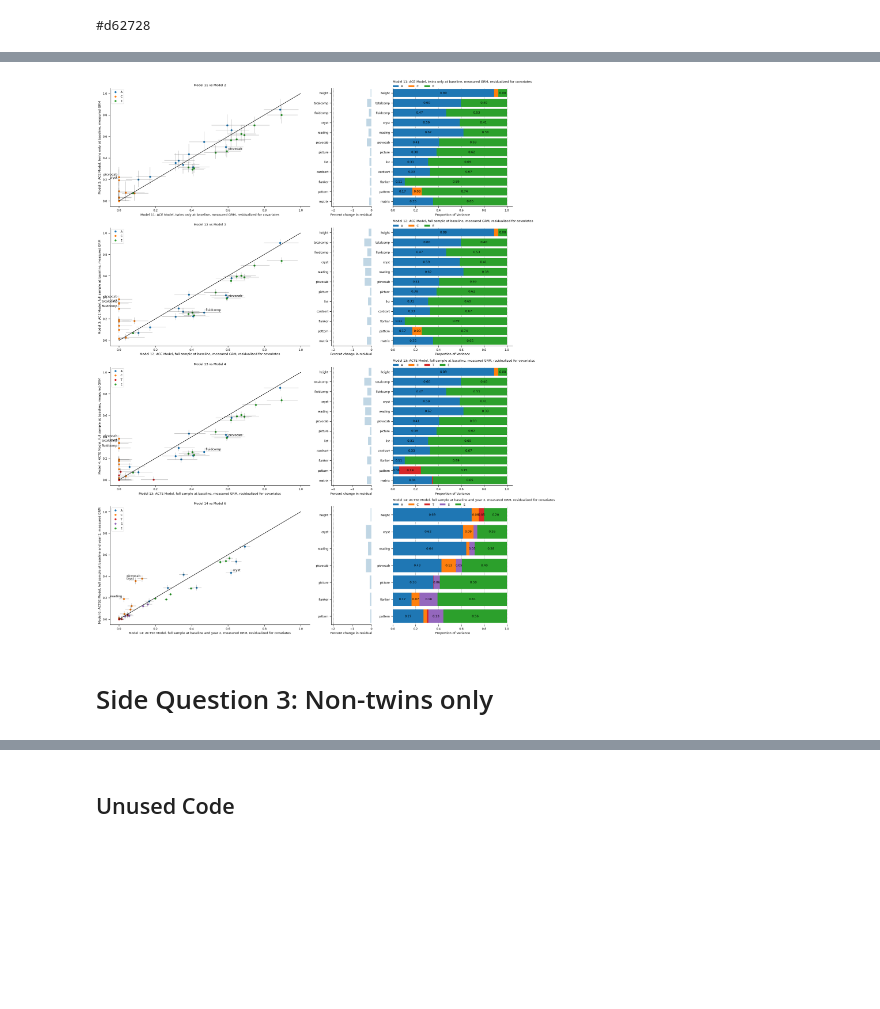
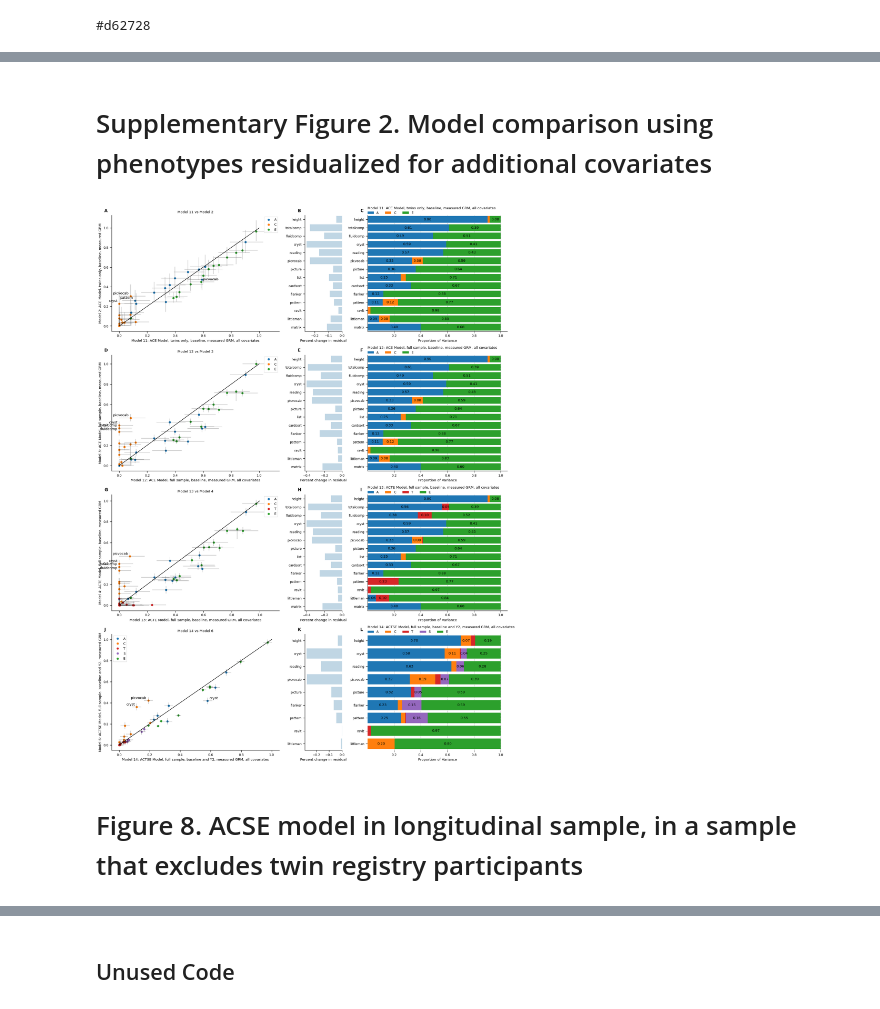
Before and after one commit to dmysmith/behav-genet-2023, a Jupyter notebook: visualize_python.ipynb, the cells around one changed output, grey strips where cells are left out. Drawn from its saved outputs; the diff is of its cells as text; code cells hidden in the pictures; blank space fills up the shorter version.

```diff
--- a/visualize_python.ipynb
+++ b/visualize_python.ipynb
@@ -48,7 +50,7 @@ models
 models['y2_only'] = [False, False, False, False, True, True, False, False, True, False, \
                      False, False, False, True, True, True]
 # %%
-baseline_phenos = ["matrix", "pattern", "flanker",  "cardsort", "list", "picture", \
+baseline_phenos = ["matrix", "littleman", "ravlt",  "pattern", "flanker",  "cardsort", "list", "picture", \
                    "picvocab", "reading", "cryst", "fluidcomp", "totalcomp", "height"]
 
-y2_phenos = ["pattern", "flanker", "picture", "picvocab", "reading", "cryst", "height"]
+y2_phenos = ["littleman", "ravlt", "pattern", "flanker", "picture", "picvocab", "reading", "cryst", "height"]
@@ -449 +476,5 @@ def plot_aic(name1, name2, model, models, phenonames, ax = None, label = None, s
+# %%
+# set dimensions for figures
+figwidth=16
+figheight=7.2
 # %% [markdown]
@@ -688,66 +803,71 @@ stacked_bar("s2_allcovs_m1", sig2mat, models, ax=ax2)
+# %% [markdown]
+# Supplementary Figure 2. Model comparison using phenotypes residualized for additional covariates
 # %%
 # Setting up the plot surface
-fig = plt.figure(figsize=(18, 24))
-gs = GridSpec(nrows=4, ncols=3, width_ratios = [10,2,6])
+fig = plt.figure(figsize=(figwidth, figheight*3))
+gs = GridSpec(nrows=4, ncols=3, width_ratios = [9,2,7.5])
 
 ## MODEL 2
 
 # Left axes
 ax0 = fig.add_subplot(gs[0, 0])
-compare_models("s2_allcovs_m2", "model2", sig2mat, models, ax=ax0, lbl = .12)
+compare_models("s2_allcovs_m2", "model2", sig2mat, models, ax=ax0, lbl = .13)
 
 # Middle axes
 ax1=fig.add_subplot(gs[0,1])
-plot_aic("s2_allcovs_m2", "model2", model, models, baseline_phenos, label =-2, sig2tvec = True)
+plot_aic("s2_allcovs_m2", "model2", model, models, baseline_phenos, label=0.0001, sig2tvec = True, ax=ax1)
 
 # Right axes
 ax2=fig.add_subplot(gs[0, 2], sharey=ax1)
 stacked_bar("s2_allcovs_m2", sig2mat, models, ax=ax2)
 
 ## MODEL 3
 
 # Left axes
-ax0 = fig.add_subplot(gs[1, 0])
-compare_models("s2_allcovs_m3", "model3", sig2mat, models, ax=ax0, lbl = .2)
+ax3 = fig.add_subplot(gs[1, 0])
+compare_models("s2_allcovs_m3", "model3", sig2mat, models, ax=ax3, lbl = .3)
 
 # Middle axes
-ax1=fig.add_subplot(gs[1,1])
-plot_aic("s2_allcovs_m3", "model3", model, models, baseline_phenos, label =-2, sig2tvec = True)
+ax4=fig.add_subplot(gs[1,1])
+plot_aic("s2_allcovs_m3", "model3", model, models, baseline_phenos, label=0.0001, sig2tvec = True, ax=ax4)
 
 # Right axes
-ax2=fig.add_subplot(gs[1, 2], sharey=ax1)
-stacked_bar("s2_allcovs_m3", sig2mat, models, ax=ax2)
+ax5=fig.add_subplot(gs[1, 2], sharey=ax4)
+stacked_bar("s2_allcovs_m3", sig2mat, models, ax=ax5)
 
 ## MODEL 4
 
 # Left axes
-ax0 = fig.add_subplot(gs[2, 0])
-compare_models("s2_allcovs_m4", "model4", sig2mat, models, ax=ax0, lbl = .2)
+ax6 = fig.add_subplot(gs[2, 0])
+compare_models("s2_allcovs_m4", "model4", sig2mat, models, ax=ax6, lbl = .3)
 
 # Middle axes
-ax1=fig.add_subplot(gs[2,1])
-plot_aic("s2_allcovs_m4", "model4", model, models, baseline_phenos, label =-2, sig2tvec = True)
+ax7=fig.add_subplot(gs[2,1])
+plot_aic("s2_allcovs_m4", "model4", model, models, baseline_phenos, label=0.0001, sig2tvec = True, ax=ax7)
 
 # Right axes
-ax2=fig.add_subplot(gs[2, 2], sharey=ax1)
-stacked_bar("s2_allcovs_m4", sig2mat, models, ax=ax2)
+ax8=fig.add_subplot(gs[2, 2], sharey=ax7)
+stacked_bar("s2_allcovs_m4", sig2mat, models, ax=ax8)
 
 ## MODEL 5
 
 # Left axes
-ax0 = fig.add_subplot(gs[3, 0])
-compare_models("s2_allcovs_m5", "model6", sig2mat, models, ax=ax0, lbl = .15)
+ax9 = fig.add_subplot(gs[3, 0])
+compare_models("s2_allcovs_m5", "model6", sig2mat, models, ax=ax9, lbl = .15)
 
 # Middle axes
-ax1=fig.add_subplot(gs[3,1])
-plot_aic("s2_allcovs_m5", "model6", model, models, y2_phenos, label =-2, sig2tvec = True)
+ax10=fig.add_subplot(gs[3,1])
+plot_aic("s2_allcovs_m5", "model6", model, models, y2_phenos, label=0.0001, sig2tvec = True, ax=ax10)
 
 # Right axes
-ax2=fig.add_subplot(gs[3, 2], sharey=ax1)
-stacked_bar("s2_allcovs_m5", sig2mat, models, ax=ax2)
+ax11=fig.add_subplot(gs[3, 2], sharey=ax10)
+stacked_bar("s2_allcovs_m5", sig2mat, models, ax=ax11)
 
 fig.tight_layout()
+
+label_subplots([ax0,ax1,ax2,ax3,ax4,ax5,ax6,ax7,ax8,ax9,ax10,ax11])
+plt.savefig(outpath + 'suppfig2.tiff', format='tiff')
 # %% [output]
-[figure, old version]
+[figure, new version]
 # %% [markdown]
-# Side Question 3: Non-twins only
+# Figure 8. ACSE model in longitudinal sample, in a sample that excludes twin registry participants
```
Also changed, not shown: parts of 28 cells of this notebook, 4 other files.
